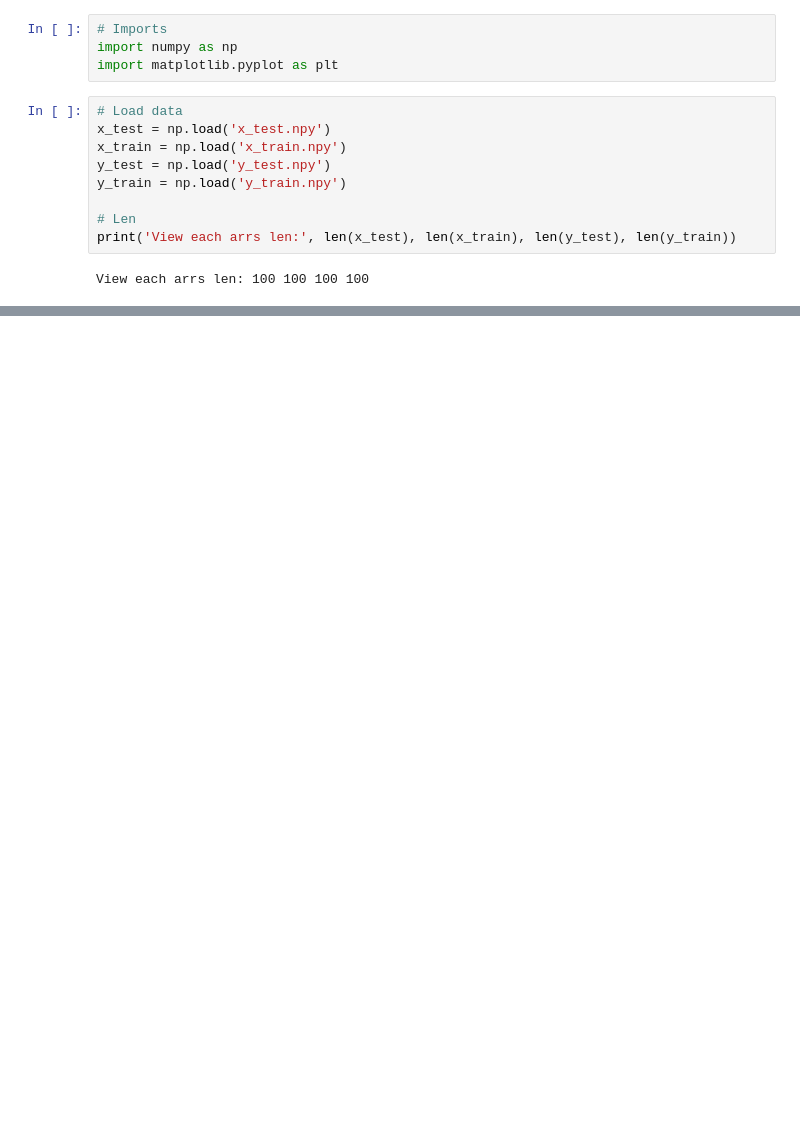
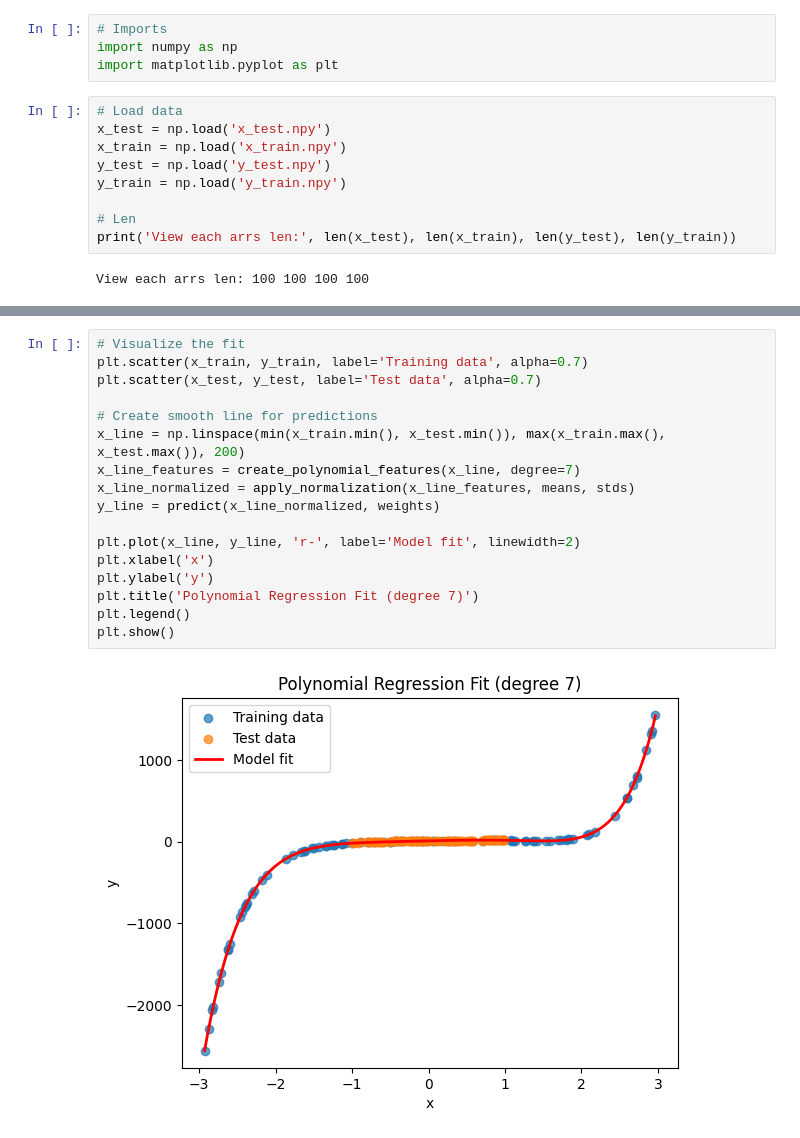
Before and after one commit to rameyyy/COMP-6630, a Jupyter notebook: Assignment 1/question1_solution.ipynb, the cells around one changed output, grey strips where cells are left out. Drawn from its saved outputs; the diff is of its cells as text; blank space fills up the shorter version.

```diff
--- a/Assignment 1/question1_solution.ipynb
+++ b/Assignment 1/question1_solution.ipynb
@@ -57,0 +152,19 @@ print(cost)
+# %%
+# Visualize the fit
+plt.scatter(x_train, y_train, label='Training data', alpha=0.7)
+plt.scatter(x_test, y_test, label='Test data', alpha=0.7)
+
+# Create smooth line for predictions
+x_line = np.linspace(min(x_train.min(), x_test.min()), max(x_train.max(), x_test.max()), 200)
+x_line_features = create_polynomial_features(x_line, degree=7)
+x_line_normalized = apply_normalization(x_line_features, means, stds)
+y_line = predict(x_line_normalized, weights)
+
+plt.plot(x_line, y_line, 'r-', label='Model fit', linewidth=2)
+plt.xlabel('x')
+plt.ylabel('y')
+plt.title('Polynomial Regression Fit (degree 7)')
+plt.legend()
+plt.show()
+# %% [output]
+[figure, added]
```
Also changed, not shown: parts of 14 cells of this notebook, 1 other file.
